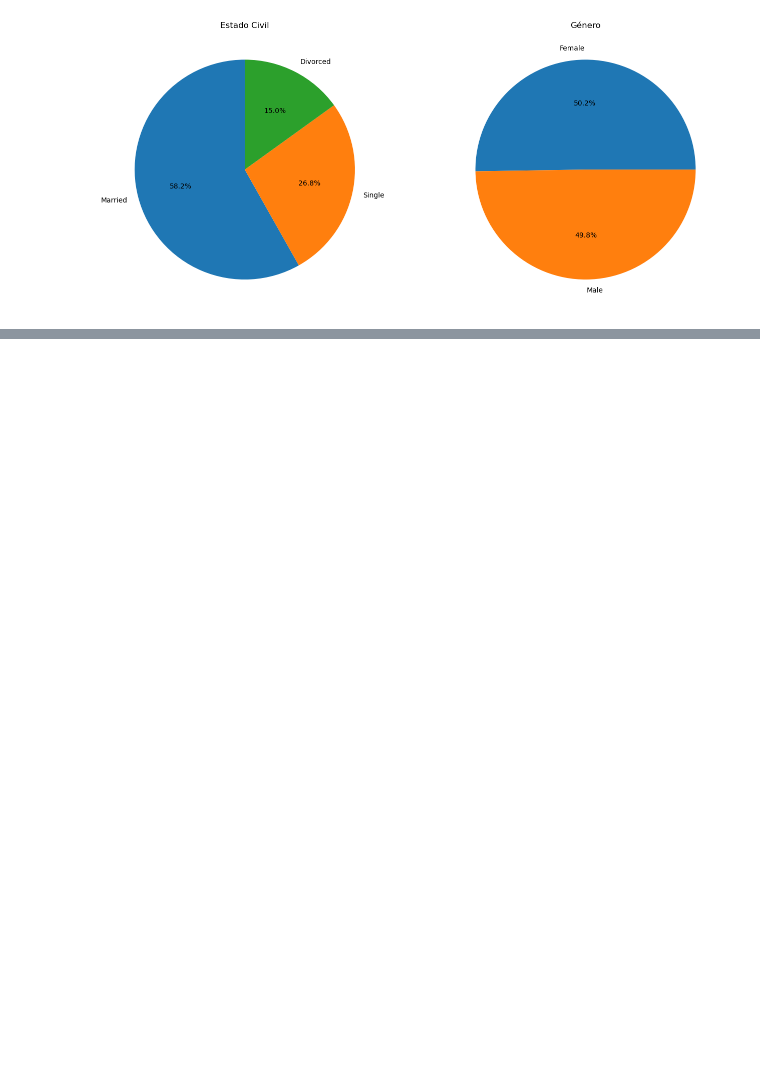
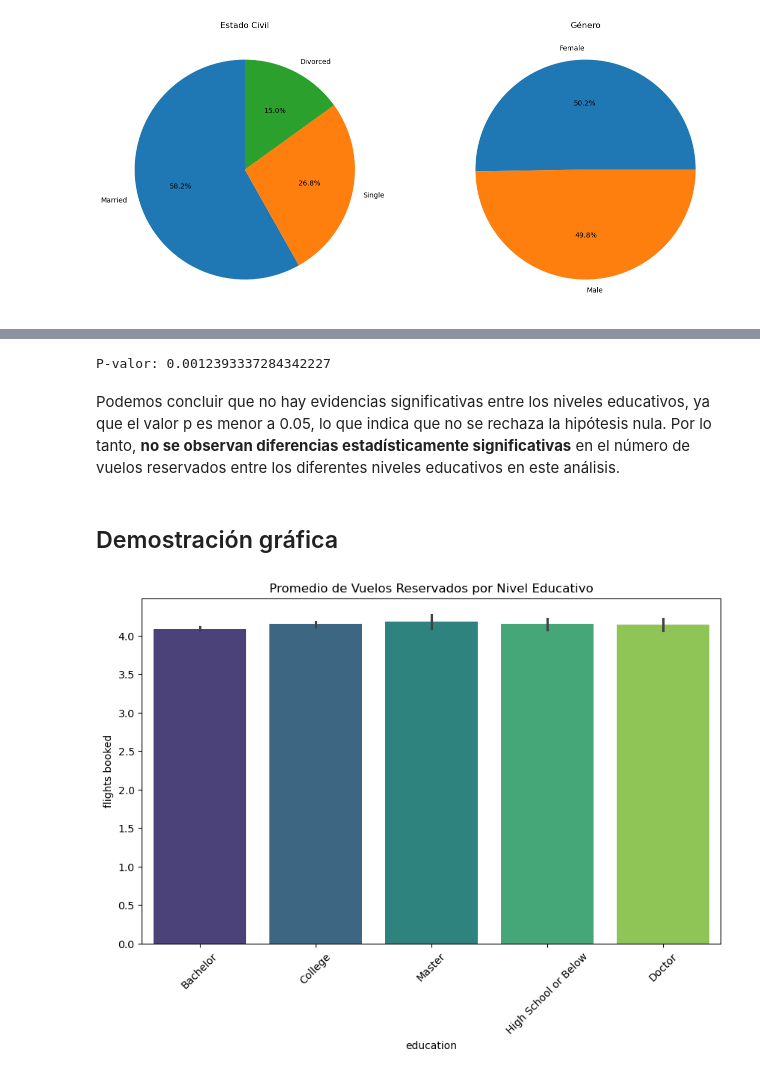
Before and after one commit to Adalab/bda-modulo-3-evaluacion-final-cristinaragon, a Jupyter notebook: Analisis_Loyalty.ipynb, the cells around one changed output, grey strips where cells are left out. Saved outputs shown, nothing was run; the diff lists cells and outputs as text; code cells hidden in the pictures; blank space fills up the shorter version.

Commit message:
add fase 4 y analisis graficos

```diff
--- a/Analisis_Loyalty.ipynb
+++ b/Analisis_Loyalty.ipynb
@@ -863,0 +880,6 @@ plt.show()
+# %%
+# Filtramos las columnas relevantes
+df_fase4 = df_merged[['flights booked', 'education']]
+# Agrupamos por nivel educativo y calculamos estadísticas
+analisis_descriptivo = df_fase4.groupby('education')['flights booked'].agg(['mean', 'std', 'count', 'median'])
+print(analisis_descriptivo)
@@ -863,0 +894,26 @@ plt.show()
+# %%
+from scipy import stats
+
+# Ejemplo de Kruskal-Wallis
+grupos = [group['flights booked'].values for name, group in df_fase4.groupby('education')]
+stat, p_value = stats.kruskal(*grupos)
+
+print(f"P-valor: {p_value}")
+# Si p_value < 0.05, hay diferencias significativas entre los niveles educativos.
+# %% [output]
+P-valor: 0.0012393337284342227
+# %% [markdown]
+Podemos concluir que no hay evidencias significativas entre los niveles educativos, ya que el valor p es menor a 0.05, lo que indica que no se rechaza la hipótesis nula. Por lo tanto, **no se observan diferencias estadísticamente significativas** en el número de vuelos reservados entre los diferentes niveles educativos en este análisis.
+# %% [markdown]
+## Demostración gráfica
+# %%
+import seaborn as sns
+import matplotlib.pyplot as plt
+
+plt.figure(figsize=(10, 6))
+sns.barplot(data=df_fase4, x='education', y='flights booked', palette='viridis')
+plt.title('Promedio de Vuelos Reservados por Nivel Educativo')
+plt.xticks(rotation=45)
+plt.show()
+# %% [output]
+[figure, added]
```
Also changed, not shown: parts of 36 cells of this notebook, 11 other files.
